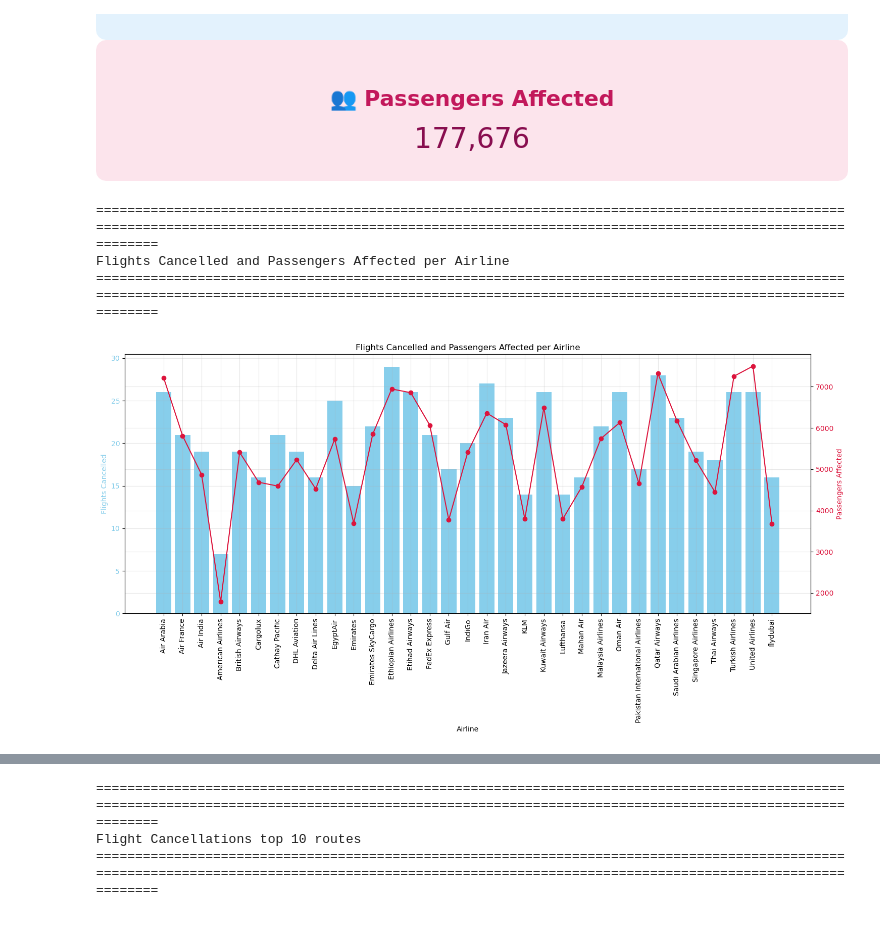
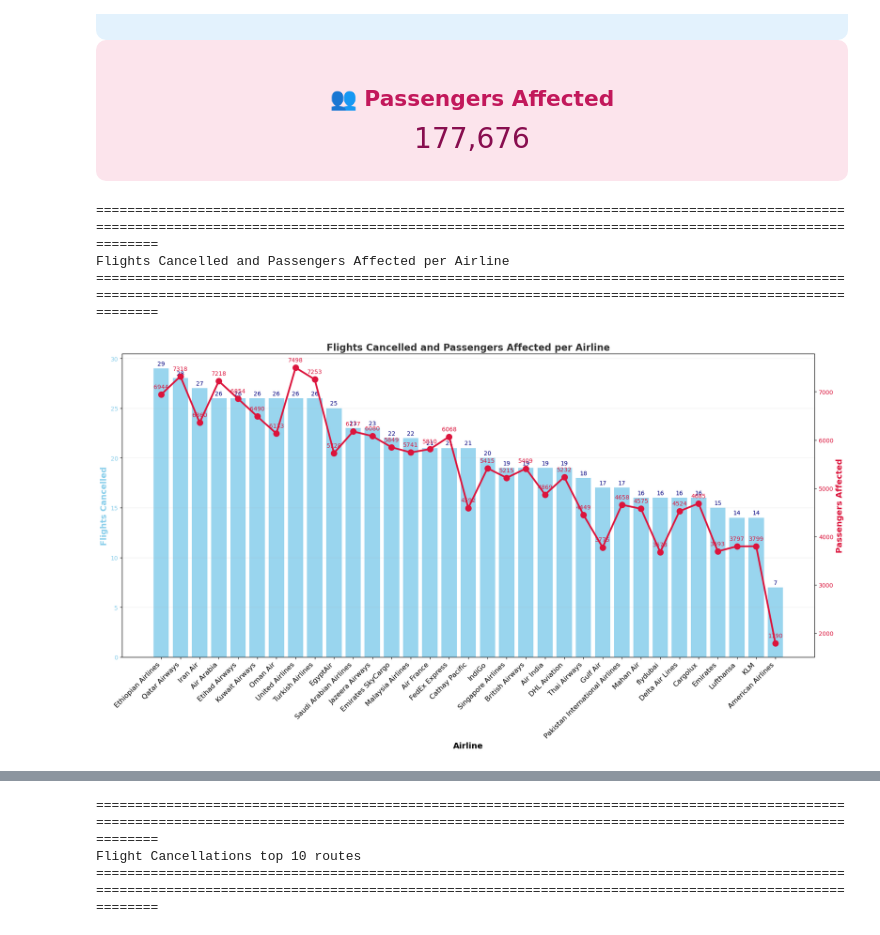
Before and after one commit to Ramyashok94/data720-python, a Jupyter notebook: Final_project/Ramya_Ashok_Kumar_FinalProject.ipynb, the cells around one changed output, grey strips where cells are left out. Cells and saved outputs as stored; diff of their text form; code cells hidden in the pictures.

```diff
--- a/Final_project/Ramya_Ashok_Kumar_FinalProject.ipynb
+++ b/Final_project/Ramya_Ashok_Kumar_FinalProject.ipynb
@@ -528,42 +531,60 @@ KPI dashboard for flight cancellation
 # %%
 print("="*200)
 print("Flights Cancelled and Passengers Affected per Airline")
 print("="*200)
 
-#cancelled flights vs passenger affected for each airlines
+# Cancelled flights vs passenger affected for each airline
 
-#calculating flight cancelled per airlines
+# Calculate flights cancelled per airline
 cancelled_flight = flight_cancellation.groupby('airline')['flight_number'].count().reset_index(name='cancelled_flights')
 
-#calculating passenger affected per airlines
+# Calculate passengers affected per airline
 passenger_affect = flight_cancellation.groupby('airline')['passengers_affected'].sum().reset_index(name='passengers_affected')
 
-#airline_summary
-
+# Merge for summary
 airline_summary = pd.merge(cancelled_flight, passenger_affect, on='airline')
 
-fig, ax1 = plt.subplots(figsize=(15,8))
+# Sort by cancelled flights for better visualization
+airline_summary = airline_summary.sort_values('cancelled_flights', ascending=False)
+
+fig, ax1 = plt.subplots(figsize=(18,10))
 
 # Bar plot for flights cancelled
-ax1.bar(airline_summary['airline'], airline_summary['cancelled_flights'], color='skyblue', label='Flights Cancelled')
-ax1.set_xlabel('Airline')
-ax1.set_ylabel('Flights Cancelled', color='skyblue')
+bars = ax1.bar(airline_summary['airline'], airline_summary['cancelled_flights'], color='skyblue', label='Flights Cancelled', alpha=0.85)
+ax1.set_xlabel('Airline', fontsize=14, fontweight='bold')
+ax1.set_ylabel('Flights Cancelled', color='skyblue', fontsize=14, fontweight='bold')
 ax1.tick_params(axis='y', labelcolor='skyblue')
-plt.xticks(rotation=90)
+ax1.set_xticklabels(airline_summary['airline'], rotation=45, ha='right', fontsize=12)
+
+# Annotate bars with values
+for bar in bars:
+    height = bar.get_height()
+    ax1.annotate(f'{int(height)}',
+                 xy=(bar.get_x() + bar.get_width() / 2, height),
+                 xytext=(0, 3),
+                 textcoords="offset points",
+                 ha='center', va='bottom', fontsize=10, color='navy')
 
 # Second y-axis for passengers affected
 ax2 = ax1.twinx()
-ax2.plot(airline_summary['airline'], airline_summary['passengers_affected'], color='crimson', marker='o', label='Passengers Affected')
-ax2.set_ylabel('Passengers Affected', color='crimson')
+ax2.plot(airline_summary['airline'], airline_summary['passengers_affected'], color='crimson', marker='o', label='Passengers Affected', linewidth=3, markersize=10)
+ax2.set_ylabel('Passengers Affected', color='crimson', fontsize=14, fontweight='bold')
 ax2.tick_params(axis='y', labelcolor='crimson')
 
-plt.title('Flights Cancelled and Passengers Affected per Airline')
-ax1.grid(True,axis='both',alpha=0.3)
-ax2.grid(True,axis='both',alpha=0.3)
+# Annotate line points
+for i, val in enumerate(airline_summary['passengers_affected']):
+    ax2.annotate(f'{int(val)}',
+                 xy=(i, val),
+                 xytext=(0, 8),
+                 textcoords="offset points",
+                 ha='center', va='bottom', fontsize=10, color='crimson')
+
+plt.title('Flights Cancelled and Passengers Affected per Airline', fontsize=16, fontweight='bold', color='#333')
+ax1.grid(True, axis='y', alpha=0.2)
 plt.tight_layout()
 plt.show()
 # %% [output]
 ========================================================================================================================================================================================================
 Flights Cancelled and Passengers Affected per Airline
 ========================================================================================================================================================================================================
-[figure, old version]
+[figure, new version]
```
Also changed, not shown: parts of 18 cells of this notebook.
